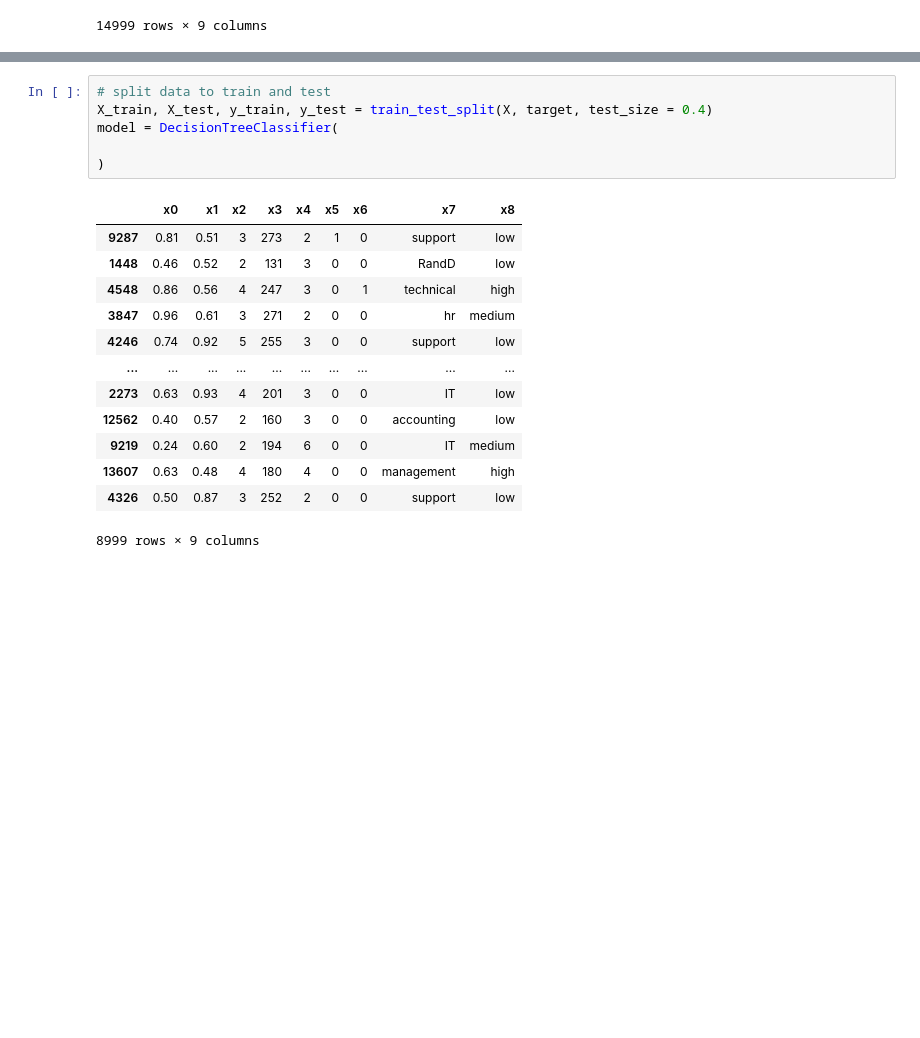
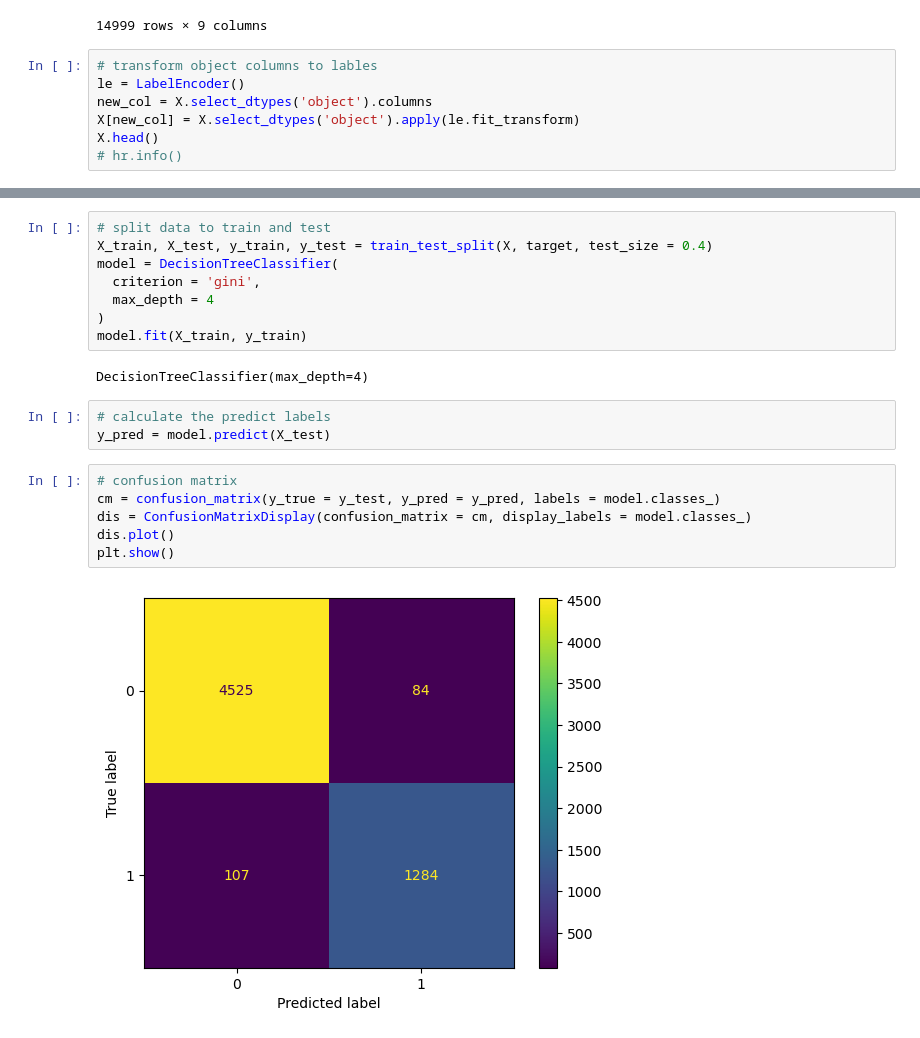
Before and after one commit to notfakearcher/yanjun, a Jupyter notebook: 01_topics/machine_learning/supervised_learning/employee_stay.ipynb, the cells around one changed output, grey strips where cells are left out. Drawn from its saved outputs; the diff is of its cells as text; blank space fills up the shorter version.

```diff
--- a/01_topics/machine_learning/supervised_learning/employee_stay.ipynb
+++ b/01_topics/machine_learning/supervised_learning/employee_stay.ipynb
@@ -123,3 +123,10 @@ X
 | 14997 | 0.11 | 0.96 | 6 | 280 | 4 | 0 | 0 | support | low |
 | 14998 | 0.37 | 0.52 | 2 | 158 | 3 | 0 | 0 | support | low |
 14999 rows × 9 columns
+# %%
+# transform object columns to lables
+le = LabelEncoder()
+new_col = X.select_dtypes('object').columns
+X[new_col] = X.select_dtypes('object').apply(le.fit_transform)
+X.head()
+# hr.info()
@@ -127,19 +146,20 @@ X
 # split data to train and test
 X_train, X_test, y_train, y_test = train_test_split(X, target, test_size = 0.4)
 model = DecisionTreeClassifier(
-
+  criterion = 'gini',
+  max_depth = 4
 )
+model.fit(X_train, y_train)
 # %% [output]
-|  | x0 | x1 | x2 | x3 | x4 | x5 | x6 | x7 | x8 |
-| 9287 | 0.81 | 0.51 | 3 | 273 | 2 | 1 | 0 | support | low |
-| 1448 | 0.46 | 0.52 | 2 | 131 | 3 | 0 | 0 | RandD | low |
-| 4548 | 0.86 | 0.56 | 4 | 247 | 3 | 0 | 1 | technical | high |
-| 3847 | 0.96 | 0.61 | 3 | 271 | 2 | 0 | 0 | hr | medium |
-| 4246 | 0.74 | 0.92 | 5 | 255 | 3 | 0 | 0 | support | low |
-| ... | ... | ... | ... | ... | ... | ... | ... | ... | ... |
-| 2273 | 0.63 | 0.93 | 4 | 201 | 3 | 0 | 0 | IT | low |
-| 12562 | 0.40 | 0.57 | 2 | 160 | 3 | 0 | 0 | accounting | low |
-| 9219 | 0.24 | 0.60 | 2 | 194 | 6 | 0 | 0 | IT | medium |
-| 13607 | 0.63 | 0.48 | 4 | 180 | 4 | 0 | 0 | management | high |
-| 4326 | 0.50 | 0.87 | 3 | 252 | 2 | 0 | 0 | support | low |
-8999 rows × 9 columns
+DecisionTreeClassifier(max_depth=4)
+# %%
+# calculate the predict labels
+y_pred = model.predict(X_test)
+# %%
+# confusion matrix
+cm = confusion_matrix(y_true = y_test, y_pred = y_pred, labels = model.classes_)
+dis = ConfusionMatrixDisplay(confusion_matrix = cm, display_labels = model.classes_)
+dis.plot()
+plt.show()
+# %% [output]
+[figure, added]
```
Also changed, not shown: parts of 3 cells of this notebook.
